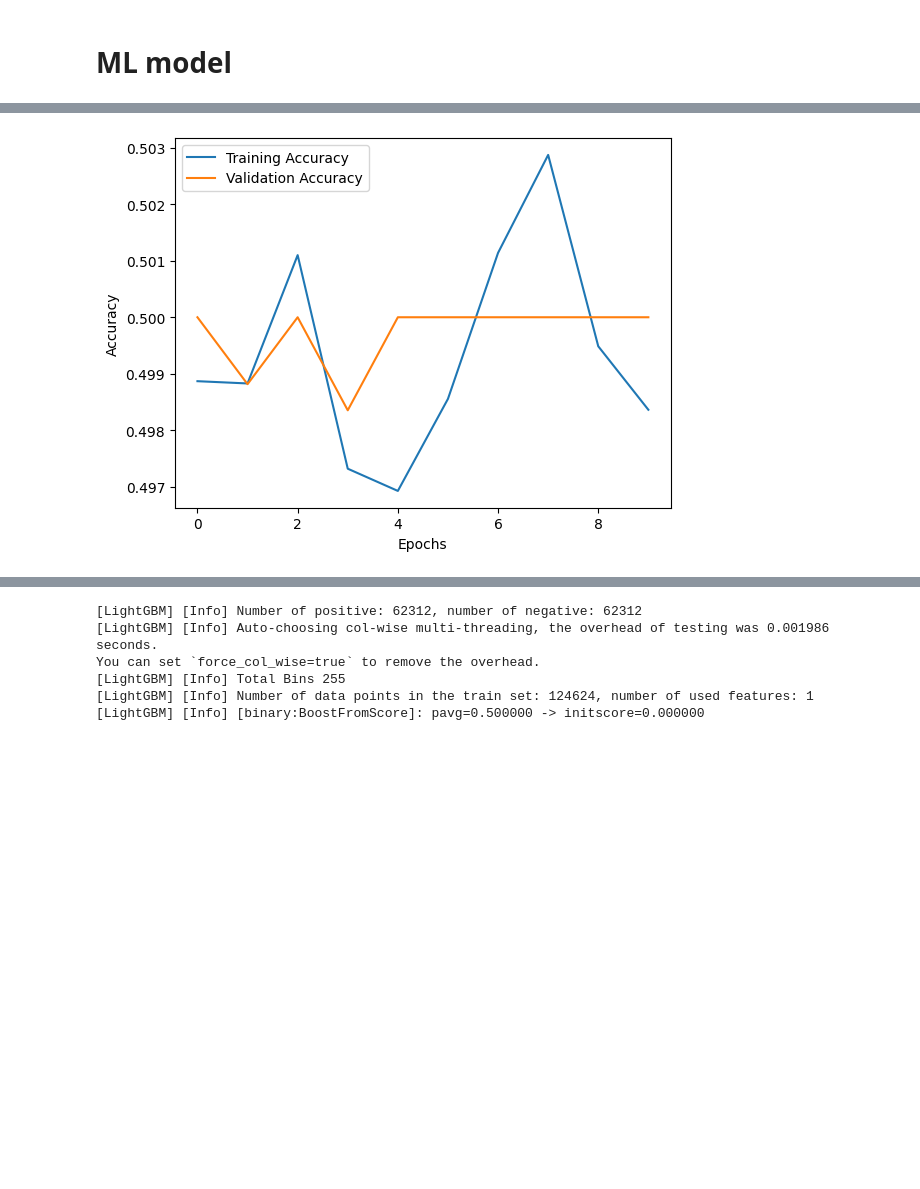
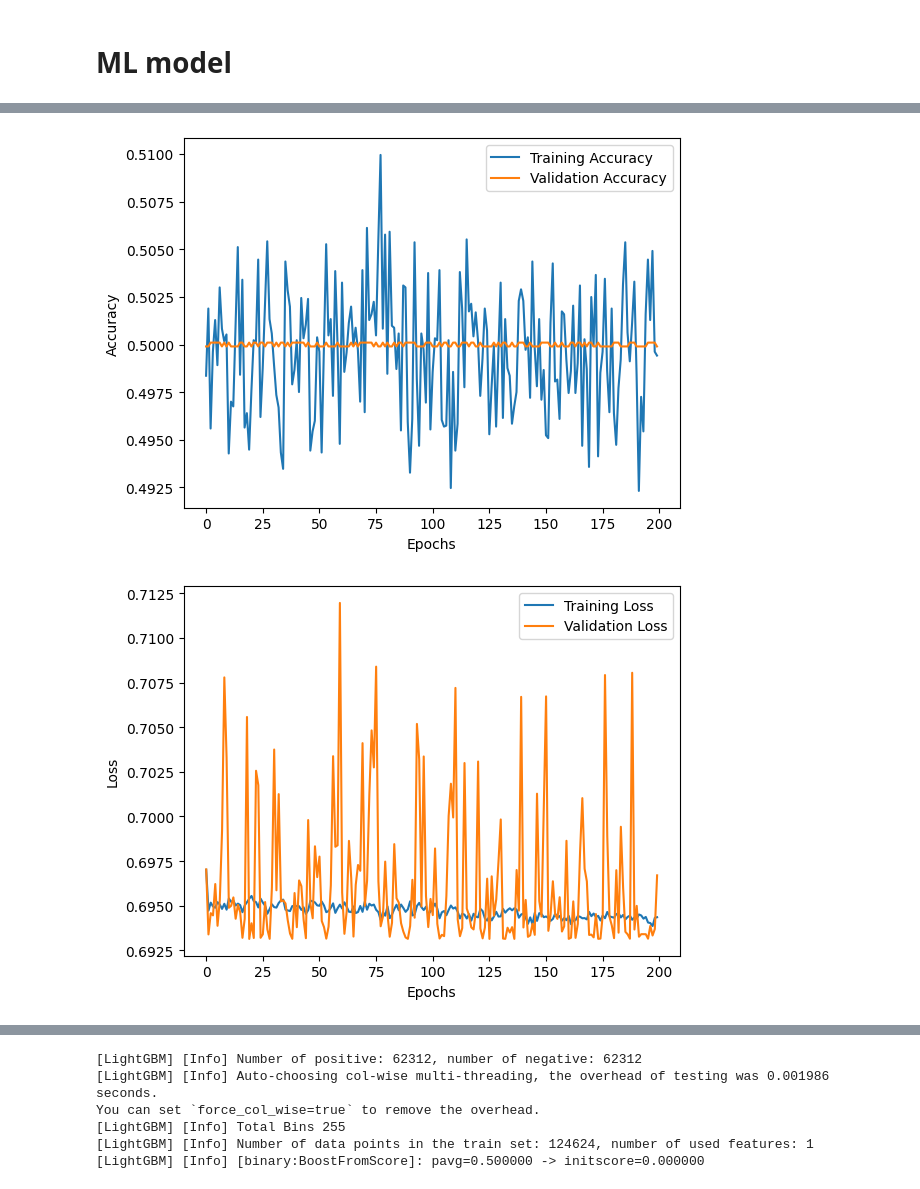
Before and after one commit to dead96pool/stress_detection_mlai, a Jupyter notebook: MLAI_project.ipynb, the cells around one changed output, grey strips where cells are left out. Saved outputs shown, nothing was run; the diff lists cells and outputs as text; code cells hidden in the pictures; blank space fills up the shorter version.

```diff
--- a/MLAI_project.ipynb
+++ b/MLAI_project.ipynb
@@ -273,7 +389,7 @@ y = combined_df['stress']  # Target variable
 # %%
 # Split the data into training and testing sets
 X_train, X_test, y_train, y_test = train_test_split(X, y, test_size = 0.2, random_state = 42, stratify = y)
-X_train, X_val, y_train, y_val = train_test_split(X_train, y_train, test_size = 0.1, random_state = 42, stratify = y_train)
+X_train, X_val, y_train, y_val = train_test_split(X_train, y_train, test_size = 0.2, random_state = 42, stratify = y_train)
 
 split_shape = {"TRAINING": [X_train.shape,y_train.shape],
                "VALIDATING": [X_val.shape, y_val.shape],
@@ -305 +468,5 @@ print(X_train_pca.shape, X_train_scaled.shape)
+# %%
+X_train = X_train[selected_features]
+X_test = X_test[selected_features]
+X_val = X_val[selected_features]
 # %% [markdown]
@@ -341,4 +492,25 @@ Epoch 10/10
+# %%
+# Train the model with different batch sizes
+batch_sizes = [32, 64, 128]  # Example batch sizes to try
+histories = []
+
+for batch_size in batch_sizes:
+    model.compile(optimizer=Adam(learning_rate=0.00001), loss='binary_crossentropy', metrics=['accuracy'])
+    history = model.fit(X_train, y_train, batch_size=batch_size, epochs=200, validation_data=(X_val, y_val))
+    histories.append(history)
+
+# Plot training and validation accuracy for each batch size
+plt.figure(figsize=(10, 5))
+for i, history in enumerate(histories):
+    plt.plot(history.history['accuracy'], label=f'Train Batch Size {batch_sizes[i]}')
+    plt.plot(history.history['val_accuracy'], label=f'Validation Batch Size {batch_sizes[i]}')
+
+plt.title('Model Accuracy Comparison')
+plt.xlabel('Epoch')
+plt.ylabel('Accuracy')
+plt.legend()
+plt.show()
 # %%
 # Train the model
-history = model.fit(X_train_scaled, y_train, epochs=20, batch_size=32, validation_data=(X_val_scaled, y_val))
+history = model.fit(X_train, y_train, batch_size=32, epochs=200, validation_data=(X_val, y_val))
 # %% [output]
@@ -363,6 +534,6 @@ KeyboardInterrupt:
 # %%
 # Evaluate the model
-loss, accuracy = model.evaluate(X_test_scaled, y_test)
+loss, accuracy = model.evaluate(X_test, y_test)
 print(f'Test Loss: {loss}, Test Accuracy: {accuracy}')
 
 plt.plot(history.history['accuracy'], label='Training Accuracy')
@@ -371,4 +542,11 @@ plt.xlabel('Epochs')
 plt.ylabel('Accuracy')
 plt.legend()
 plt.show()
+
+plt.plot(history.history['loss'], label='Training Loss')
+plt.plot(history.history['val_loss'], label='Validation Loss')
+plt.xlabel('Epochs')
+plt.ylabel('Loss')
+plt.legend()
+plt.show()
 # %% [output]
@@ -377 +555,2 @@ Test Loss: 0.6931617856025696, Test Accuracy: 0.5
-[figure, old version]
+[figure, new version]
+[figure, added]
```
Also changed, not shown: parts of 32 cells of this notebook.
